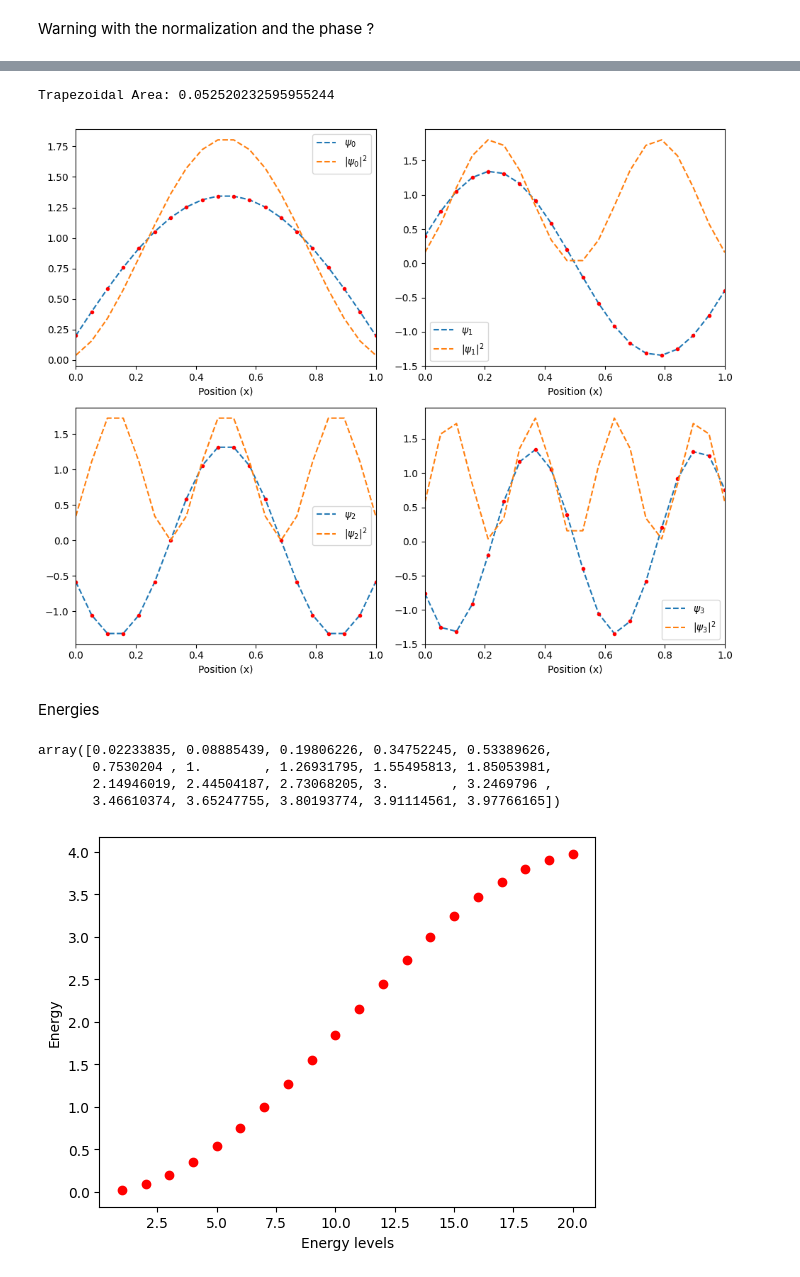
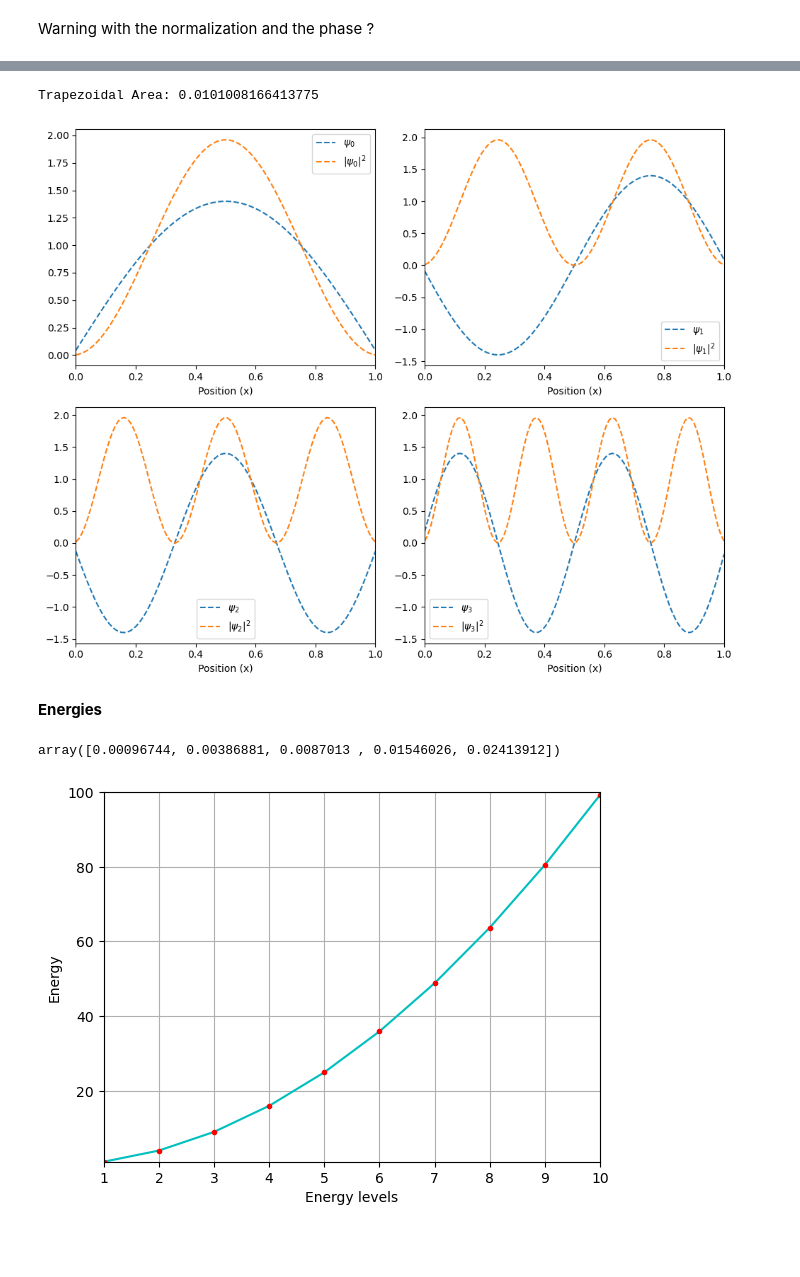
Before and after one commit to Alejandro-UDEA/Fisica_Computacional_Estudiante, a Jupyter notebook: Sesiones/PDE/2.3_FDM_schrodinger.ipynb, the cells around one changed output, grey strips where cells are left out. Cells and saved outputs as stored; diff of their text form; code cells hidden in the pictures; blank space fills up the shorter version.

```diff
--- a/Sesiones/PDE/2.3_FDM_schrodinger.ipynb
+++ b/Sesiones/PDE/2.3_FDM_schrodinger.ipynb
@@ -437,7 +437,7 @@ After apply the boundary conditions for Schrodinger's equation ($\psi_{x=0,x=4=0
 
 Solving the system we get the eigenvalues (energies) and the eigenfunctions of this system.
 # %%
-N=3
+N=6
 V =np.zeros((N,N))
 
 V[0,0]=+2 # initial value
@@ -458,7 +461,7 @@ L = 1.0 # Length of the box
 hbar = 1
 m = 1
 
-N = 20 # nodes
+N = 100 # nodes
 x = np.linspace(0, L, N)
 dx = x[1]-x[0]
 
@@ -525,7 +541,7 @@ axs_flat = axs.flatten()
 for i, ax in enumerate(axs_flat):
     areai = np.trapezoid(psi.T[i]**2, x=x)
     ax.plot(x, psi.T[i]/np.sqrt(area_trap),linestyle='--', label=r'$\psi_{%d}$' % i) # WARNING IN THE PHASE
-    ax.plot(x, psi.T[i]/np.sqrt(area_trap),'r.')
+    #ax.plot(x, psi.T[i]/np.sqrt(area_trap),'-')
     ax.plot(x, (psi.T[i]/np.sqrt(area_trap))**2,linestyle='--', label=r'$|\psi_{%d}|^2$' % i)
     ax.set_xlabel('Position (x)')
     ax.set_xlim(0, L)
@@ -535,21 +551,23 @@ for i, ax in enumerate(axs_flat):
 plt.tight_layout()
 plt.show()
 # %% [output]
-Trapezoidal Area: 0.052520232595955244
+Trapezoidal Area: 0.0101008166413775
-[figure, old version]
+[figure, new version]
-# %% [markdown]
-Energies
+# %% [markdown]
+**Energies**
 # %%
-E
+E[:5]
 # %% [output]
-array([0.02233835, 0.08885439, 0.19806226, 0.34752245, 0.53389626,
-       0.7530204 , 1.        , 1.26931795, 1.55495813, 1.85053981,
-       2.14946019, 2.44504187, 2.73068205, 3.        , 3.2469796 ,
-       3.46610374, 3.65247755, 3.80193774, 3.91114561, 3.97766165])
+array([0.00096744, 0.00386881, 0.0087013 , 0.01546026, 0.02413912])
 # %%
-plt.plot(np.arange(1,len(E)+1),E,'ro')
+#Normalized eigenvalues with E_0
+plt.plot(np.arange(1,len(E)+1),E/E[0],'c-')
+plt.plot(np.arange(1,len(E)+1),E/E[0],'r.')
 plt.xlabel('Energy levels')
 plt.ylabel('Energy')
+plt.grid()
+plt.xlim(1,10)
+plt.ylim(1,100)
 plt.show()
 # %% [output]
-[figure, old version]
+[figure, new version]
```
Also changed, not shown: parts of 13 cells of this notebook.
